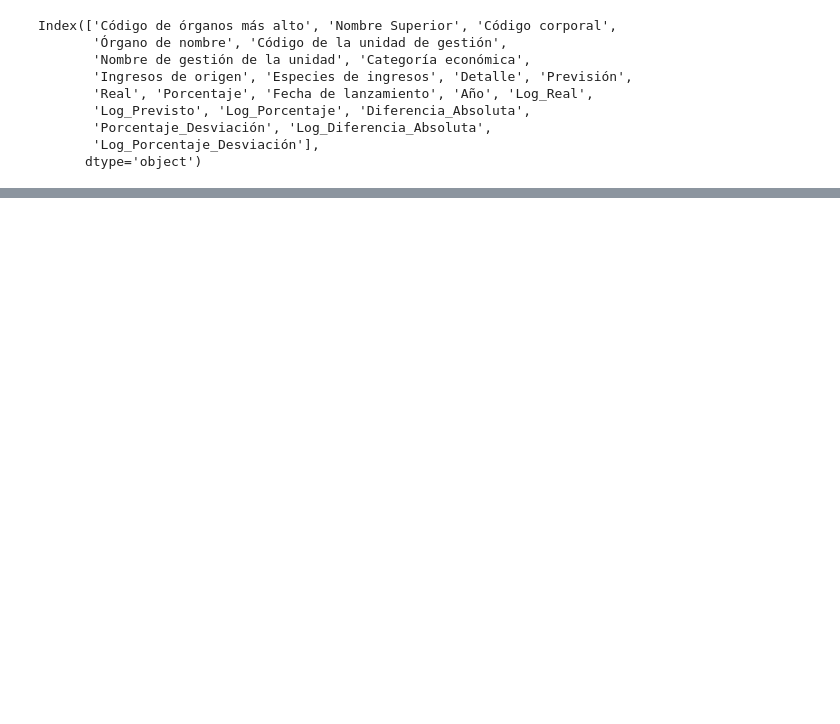
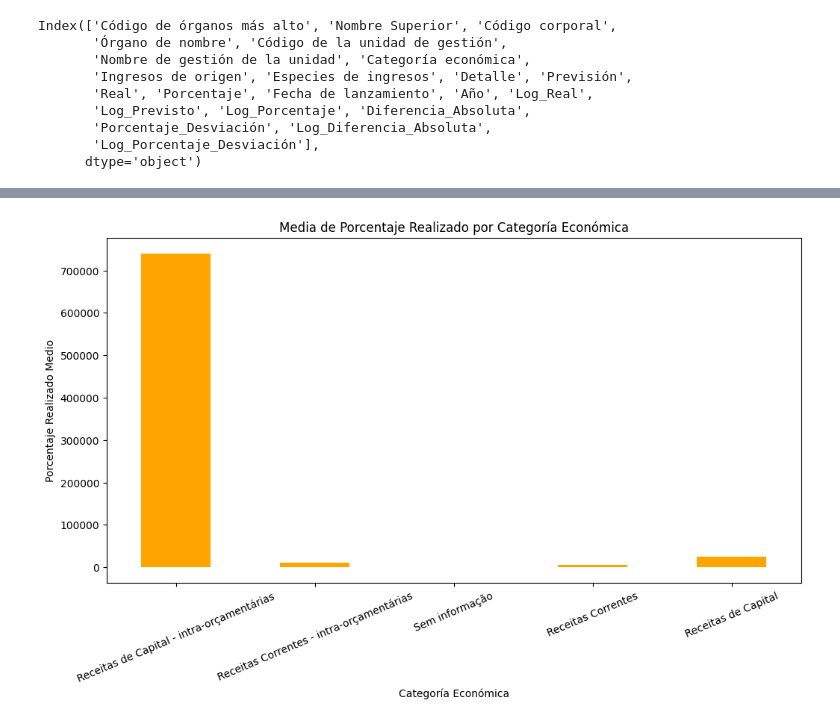
Before and after one commit to marta-ba/Proyecto2-Insights-Brasil, a Jupyter notebook: Proyecto_EDA_Brasil.ipynb, the cells around one changed output, grey strips where cells are left out. Saved outputs shown, nothing was run; the diff lists cells and outputs as text; code cells hidden in the pictures; blank space fills up the shorter version.

```diff
--- a/Proyecto_EDA_Brasil.ipynb
+++ b/Proyecto_EDA_Brasil.ipynb
@@ -891,0 +932,9 @@ Index(['Código de órganos más alto', 'Nombre Superior', 'Código corporal',
+# %%
+agrupado_categoria.plot(x='Categoría económica', y='Porcentaje_Realizado_Medio', kind='bar', figsize=(12, 6), color='orange', legend=False)
+plt.title('Media de Porcentaje Realizado por Categoría Económica')
+plt.ylabel('Porcentaje Realizado Medio')
+plt.xlabel('Categoría Económica')
+plt.xticks(rotation=23)
+plt.show()
+# %% [output]
+[figure, added]
```
Also changed, not shown: parts of 28 cells of this notebook, 2 other files.
